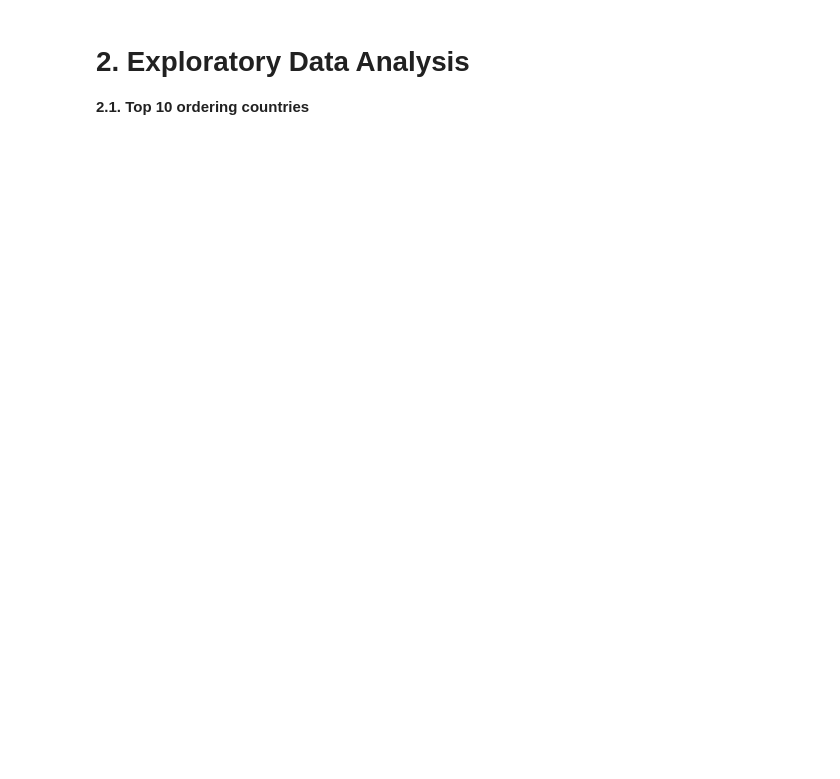
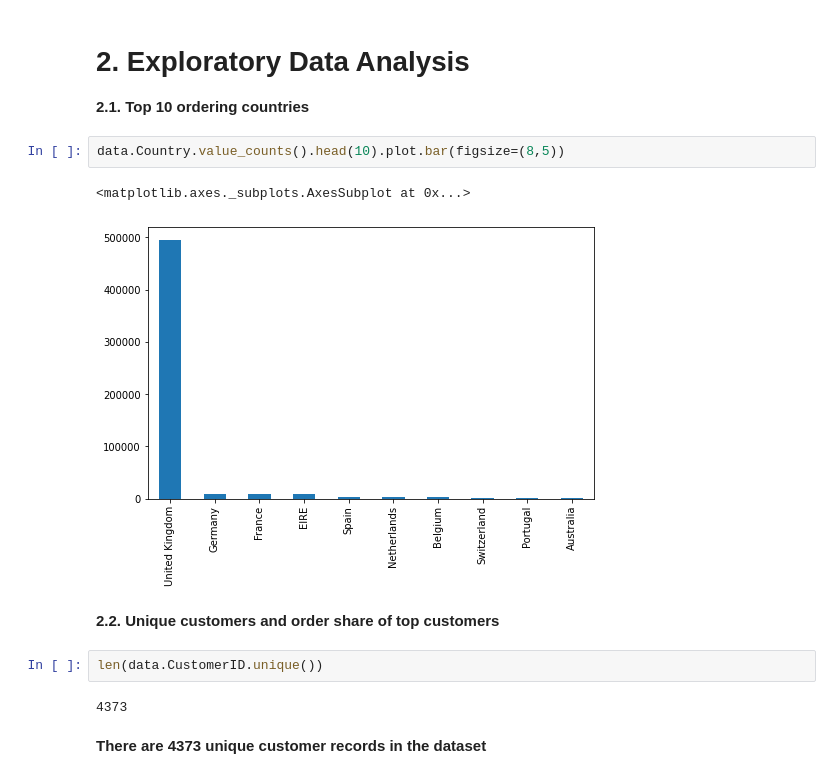
Before and after one commit to nileshrathod17/Online-Retail-Customer-Segmentation, a Jupyter notebook: Customer_Segmentation_for_Online_Retail_store.ipynb, the cells around one changed output. Saved outputs shown, nothing was run; the diff lists cells and outputs as text; blank space fills up the shorter version.

Commit message:
Data preprocessing and filtering:

```diff
--- a/Customer_Segmentation_for_Online_Retail_store.ipynb
+++ b/Customer_Segmentation_for_Online_Retail_store.ipynb
@@ -69,3 +69,16 @@ data.head()
 # %% [markdown]
 # **2. Exploratory Data Analysis**
 **2.1. Top 10 ordering countries**
+# %%
+data.Country.value_counts().head(10).plot.bar(figsize=(8,5))
+# %% [output]
+<matplotlib.axes._subplots.AxesSubplot at 0x...>
+[figure, added]
+# %% [markdown]
+**2.2. Unique customers and order share of top customers**
+# %%
+len(data.CustomerID.unique())
+# %% [output]
+4373
+# %% [markdown]
+**There are 4373 unique customer records in the dataset**
```
Also changed, not shown: parts of 15 cells of this notebook.
